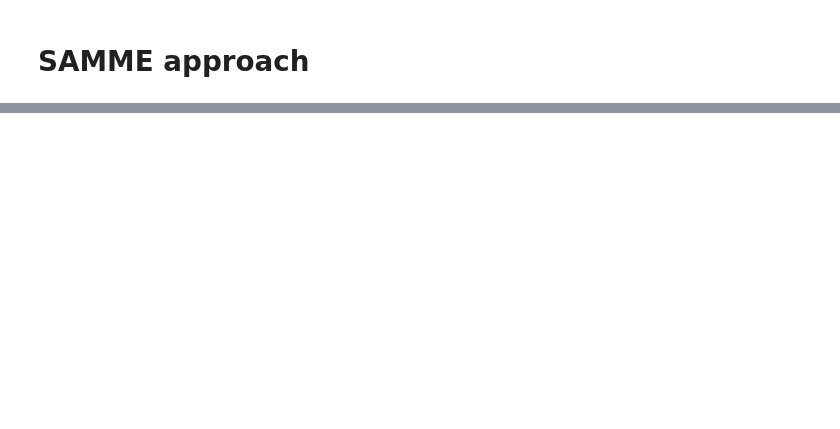
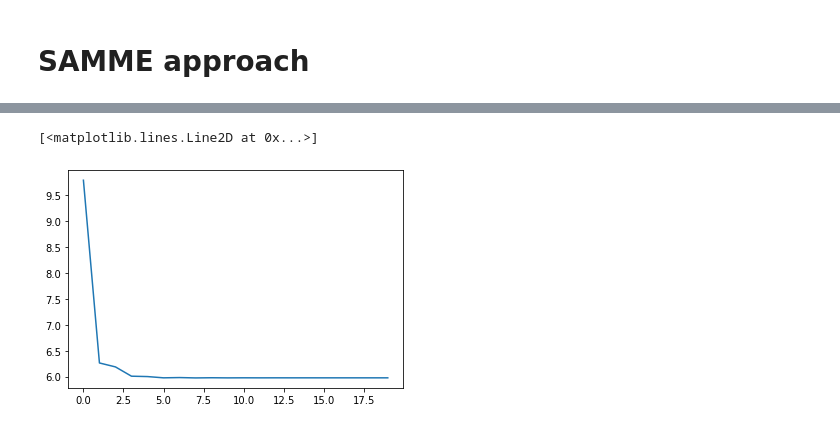
Before and after one commit to EgorDudyrev/FCA_BB_interpret, a Jupyter notebook: notebooks/2020.10.14-Testing_Weights.ipynb, the cells around one changed output, grey strips where cells are left out. Saved outputs shown, nothing was run; the diff lists cells and outputs as text; code cells hidden in the pictures; blank space fills up the shorter version.

```diff
--- a/notebooks/2020.10.14-Testing_Weights.ipynb
+++ b/notebooks/2020.10.14-Testing_Weights.ipynb
@@ -453,10 +515,11 @@ fm = fm_mv
 cntx = mvcntx_train
 # %%
 Wg = np.ones(len(cntx.get_objs()))/len(cntx.get_objs())
-for idx in range(100):
+mses = []
+for idx in range(20):
     #W = [Wg[c.get_extent()].mean() for c in fm_mv.sort_concepts()]
     W = [np.mean(Wg[c.get_extent()]) for c in fm_mv.sort_concepts()]
-    y_pred = predict_fca(fm_mv, mvcntx_train, 'mean_y_true',W, normalized=True)[0]
+    y_pred = predict_fca(fm_mv, mvcntx_train, 'mean_y_true',W, normalized=True, A=A_train)[0]
 
     errv = (y_pred-y_train.values)**2
     Wg = errv/errv.max()
@@ -464,5 +527,6 @@ for idx in range(100):
     #alpha = np.log((1-err/errv.max())/(errv/errv.max()))+np.log(len(Wg)-1)
     #Wg = Wg*np.exp(alpha*errv/errv.max())
     #Wg = Wg/Wg.max()
-    print(f"iter: {idx}, MSE: {((y_pred-y_train)**2).mean()}")
+    mses.append(((y_pred-y_train)**2).mean())
+    print(f"iter: {idx}, MSE: {mses[-1]}")
 # %% [output]
@@ -495,0 +553,5 @@ comp_qualities
+# %%
+plt.plot(mses)
+# %% [output]
+[<matplotlib.lines.Line2D at 0x...>]
+[figure, added]
```
Also changed, not shown: parts of 30 cells of this notebook.
